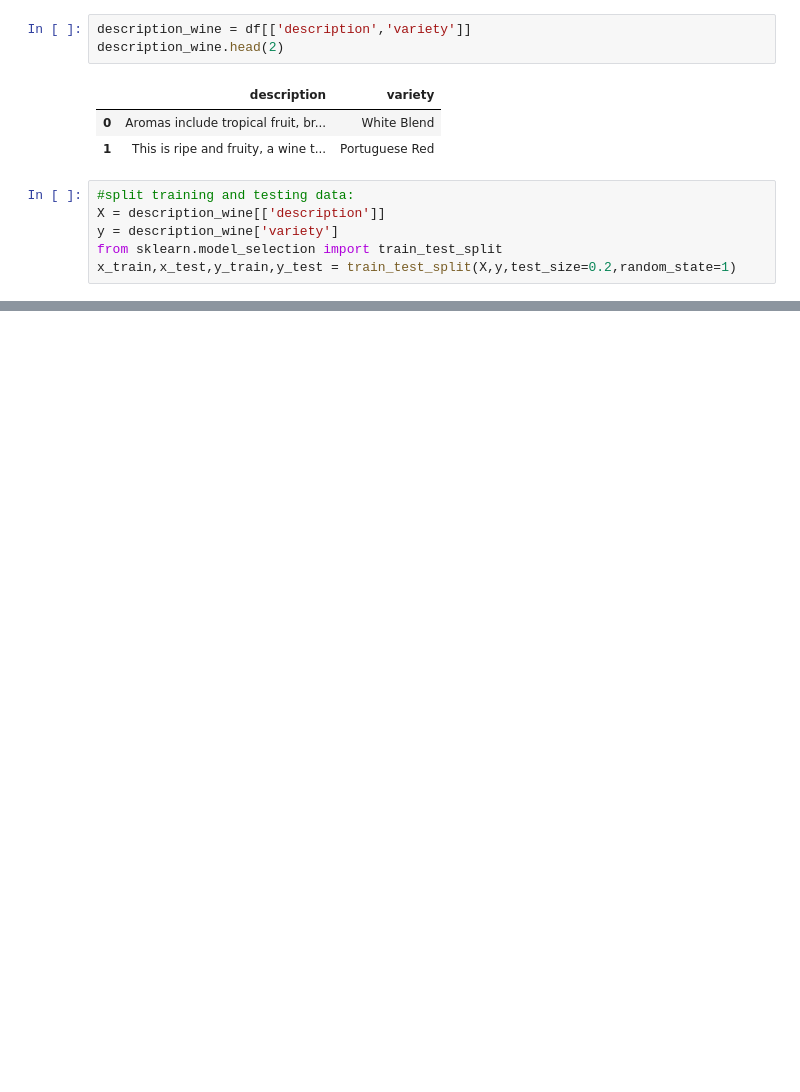
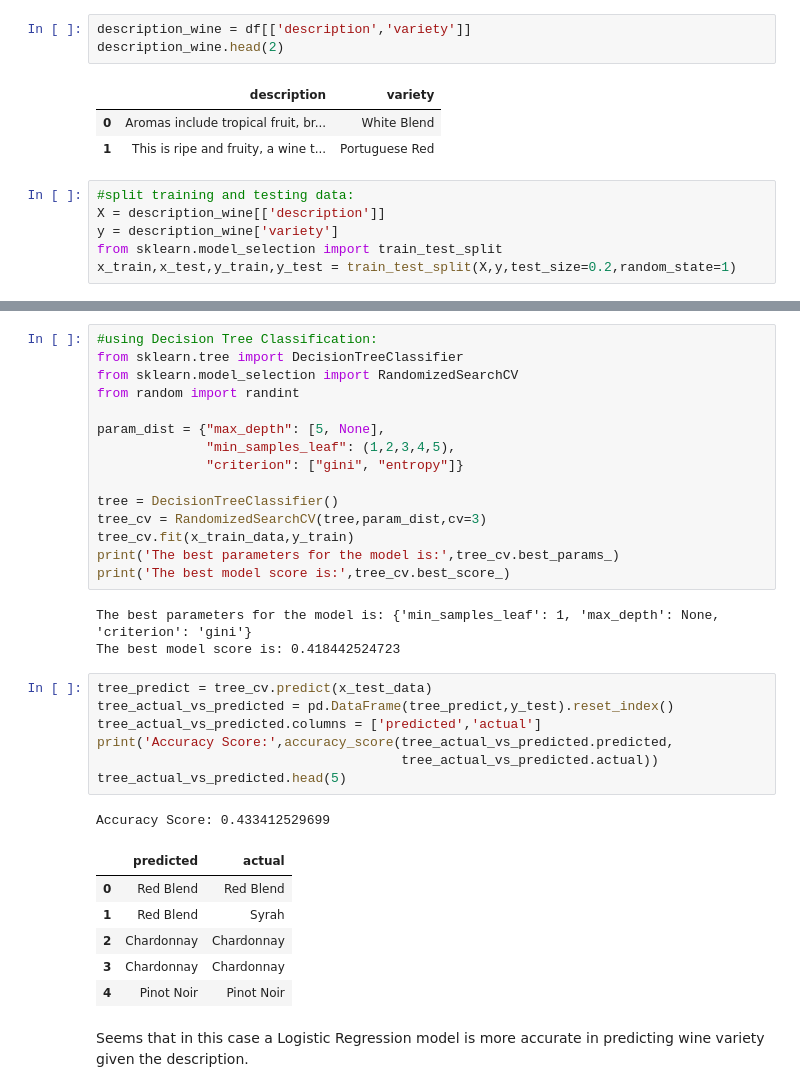
Before and after one commit to nt2462/Springboard---Capstone-Project-2, a Jupyter notebook: Capstone Project 2.ipynb, the cells around one changed output, grey strips where cells are left out. Saved outputs shown, nothing was run; the diff lists cells and outputs as text; blank space fills up the shorter version.

```diff
--- a/Capstone Project 2.ipynb
+++ b/Capstone Project 2.ipynb
@@ -492,0 +496,35 @@ Accuracy Score: 0.611729398524
+# %%
+#using Decision Tree Classification:
+from sklearn.tree import DecisionTreeClassifier
+from sklearn.model_selection import RandomizedSearchCV
+from random import randint
+
+param_dist = {"max_depth": [5, None],
+              "min_samples_leaf": (1,2,3,4,5),
+              "criterion": ["gini", "entropy"]}
+
+tree = DecisionTreeClassifier()
+tree_cv = RandomizedSearchCV(tree,param_dist,cv=3)
+tree_cv.fit(x_train_data,y_train)
+print('The best parameters for the model is:',tree_cv.best_params_)
+print('The best model score is:',tree_cv.best_score_)
+# %% [output]
+The best parameters for the model is: {'min_samples_leaf': 1, 'max_depth': None, 'criterion': 'gini'}
+The best model score is: 0.418442524723
+# %%
+tree_predict = tree_cv.predict(x_test_data)
+tree_actual_vs_predicted = pd.DataFrame(tree_predict,y_test).reset_index()
+tree_actual_vs_predicted.columns = ['predicted','actual']
+print('Accuracy Score:',accuracy_score(tree_actual_vs_predicted.predicted,
+                                       tree_actual_vs_predicted.actual))
+tree_actual_vs_predicted.head(5)
+# %% [output]
+Accuracy Score: 0.433412529699
+|  | predicted | actual |
+| 0 | Red Blend | Red Blend |
+| 1 | Red Blend | Syrah |
+| 2 | Chardonnay | Chardonnay |
+| 3 | Chardonnay | Chardonnay |
+| 4 | Pinot Noir | Pinot Noir |
+# %% [markdown]
+Seems that in this case a Logistic Regression model is more accurate in predicting wine variety given the description.
```
Also changed, not shown: parts of 58 cells of this notebook.
